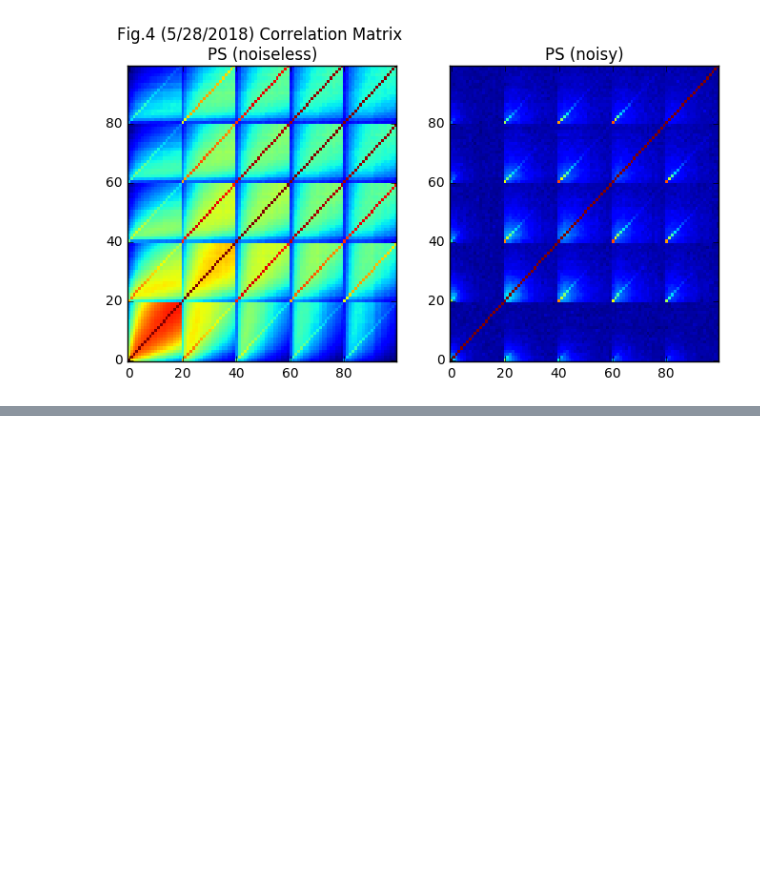
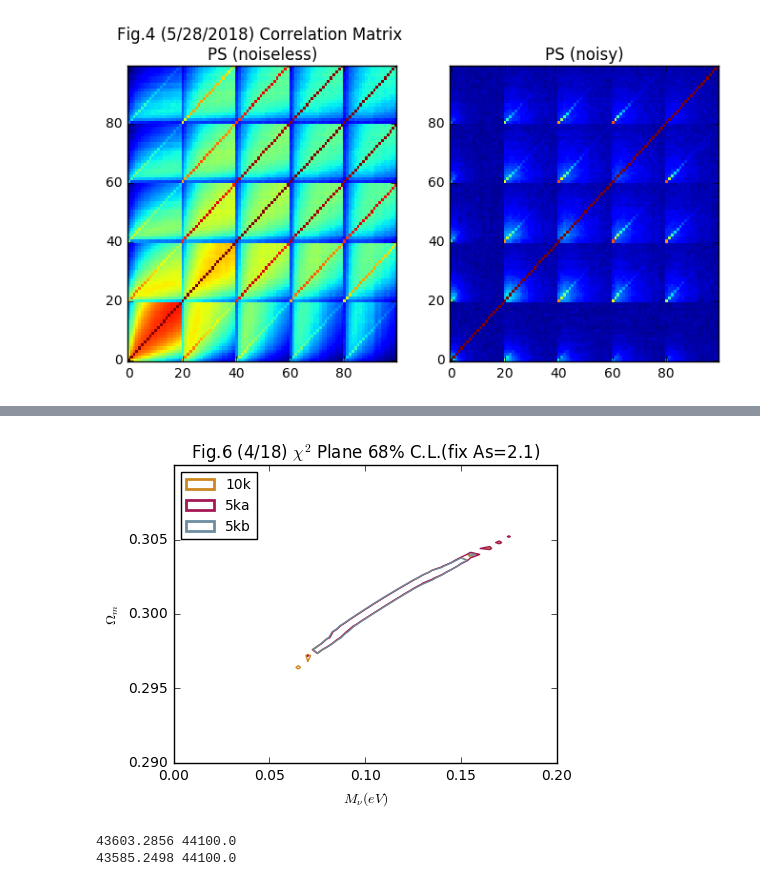
Before and after one commit to liuxx479/PDFs, a Jupyter notebook: test_10k.ipynb, the cells around one changed output, grey strips where cells are left out. Cells and saved outputs as stored; diff of their text form; code cells hidden in the pictures; blank space fills up the shorter version.

```diff
--- a/test_10k.ipynb
+++ b/test_10k.ipynb
@@ -164,0 +300,48 @@ show()
+# %%
+######### test with chisq brute force grid
+Na, Nb = 41,51
+Mnu_arr = linspace(0.0, 0.2, Na)
+Om_arr = linspace(0.29, 0.31, Nb)
+
+chi2_arr = zeros(shape=(3,Na,Nb))
+
+i=0
+for iinterp in interp_arr[:3]:
+    print i
+    for iNa in range(Na):
+        for iNb in range(Nb):
+            idps = iinterp((Mnu_arr[iNa], Om_arr[iNb], 2.1)) - iinterp((0.1, 0.3, 2.1))
+            chi2_arr[i, iNa, iNb] = float(mat(idps)*covIpsN*mat(idps).T)
+    i+=1
+# %%
+fnNsim=['10k','5ka', '5kb']
+
+seed(999)
+X, Y = meshgrid(Mnu_arr, Om_arr)
+f, ax  = subplots(1,1,figsize=(5,4))
+for i in range(len(chi2_arr)):
+    icolor=rand(3)
+    ichi = chi2_arr[i]
+    ip = exp(-0.5*ichi).T
+    il = sort(WLanalysis.findlevel(ip))
+    ax.contour(X, Y, ip,levels=[il[-1],], origin='lower',aspect='auto',interpolation='nearest',colors=[icolor,],label=fnNsim[i],lw=0.5)
+
+seed(999)
+proxy=[plt.Rectangle((0,0),1,1,ec=rand(3), fc='w',lw=2) for _i_ in range(3)]
+ax.legend(proxy, fnNsim,loc='upper left',fontsize=10,ncol=1)
+
+ax.set_xlabel(r'$M_\nu(eV)$')
+ax.set_ylabel(r'$\Omega_m$')
+ax.set_xlim(0., 0.2)
+ax.set_ylim(0.29, 0.31)
+ax.set_title('Fig.6 (4/18) $\chi^2$ Plane 68% C.L.(fix As=2.1)')
+plt.tight_layout()
+show()
+# %% [output]
+[figure, added]
+# %%
+print sum(pdf1dI[0,0]), (3.5*60)**2
+print sum(pdf2dI[0,0]), (3.5*60)**2
+# %% [output]
+43603.2856 44100.0
+43585.2498 44100.0
```
Also changed, not shown: parts of 17 cells of this notebook, 1 other file.
